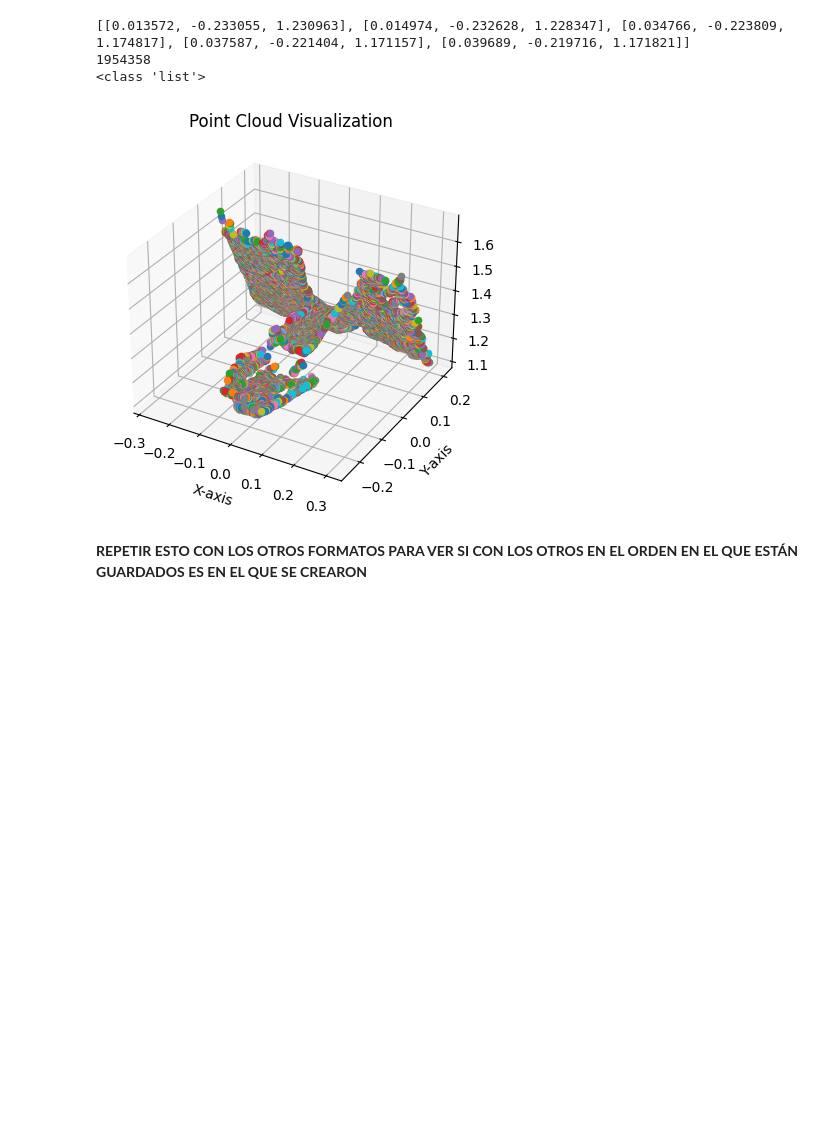
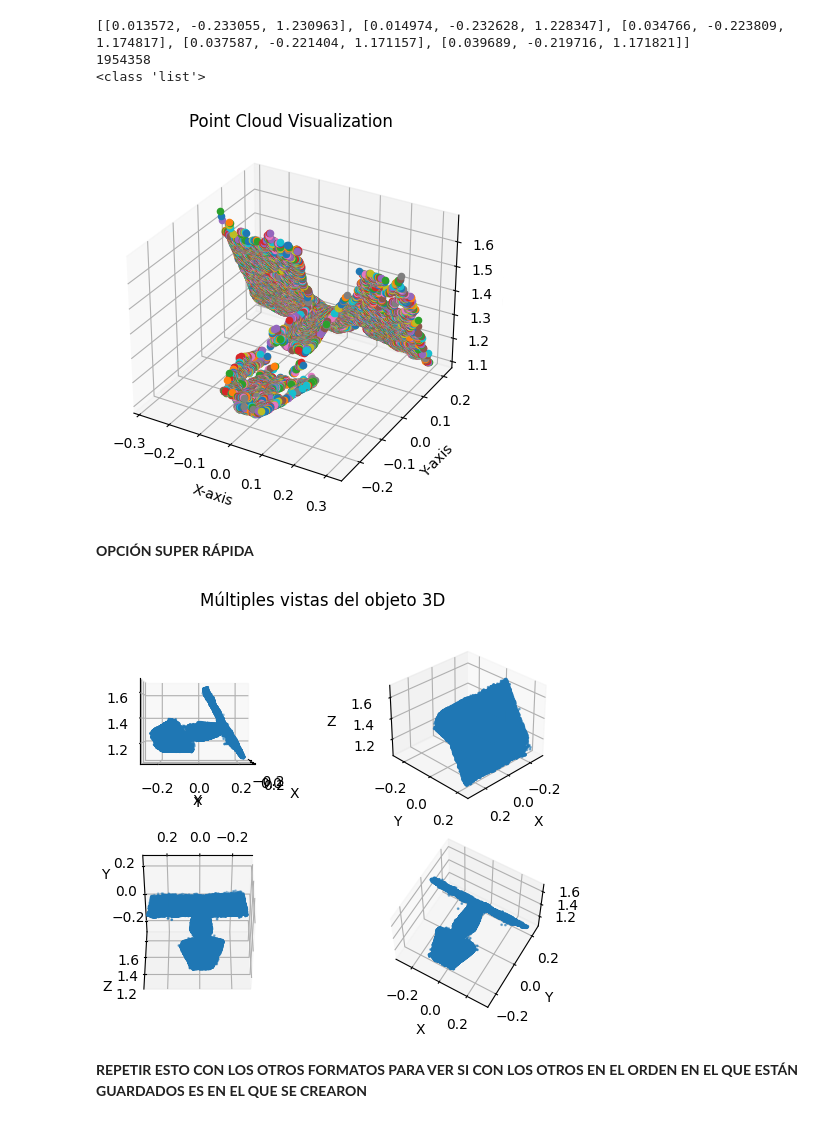
Before and after one commit to 9105507/Trabajo_Drones_2023_2024, a Jupyter notebook: PRUEBAS_FORMATO_NUBEPUNTOS.ipynb, the cells around one changed output. Cells and saved outputs as stored; diff of their text form; code cells hidden in the pictures; blank space fills up the shorter version.

```diff
--- a/PRUEBAS_FORMATO_NUBEPUNTOS.ipynb
+++ b/PRUEBAS_FORMATO_NUBEPUNTOS.ipynb
@@ -45,4 +47,39 @@ plt.show()
 # %% [output]
 [figure]
+# %% [markdown]
+**OPCIÓN SUPER RÁPIDA**
+# %%
+import numpy as np
+import matplotlib.pyplot as plt
+from mpl_toolkits.mplot3d import Axes3D
+
+# Lee las coordenadas (asumiendo que están en un array de NumPy)
+coordenadas = np.loadtxt("captura_sin_ultimas_coordenadas.xyz")
+
+# Reducir el número de puntos a visualizar
+coordenadas_reducidas = coordenadas[::10]  # Muestra 1 de cada 10 puntos
+
+# Crear la figura y subplots
+fig, axes = plt.subplots(2, 2, subplot_kw={'projection': '3d'})
+
+# Ángulos de vista para las subfiguras
+angulos_vista = [(0, 0), (30, 45), (-45, 90), (60, -60)]
+
+# Visualizar en cada subplot
+for i, ax in enumerate(axes.flat):
+    ax.scatter3D(coordenadas_reducidas[:, 0], coordenadas_reducidas[:, 1], coordenadas_reducidas[:, 2], s=1)
+    ax.set_xlabel('X')
+    ax.set_ylabel('Y')
+    ax.set_zlabel('Z')
+    ax.view_init(*angulos_vista[i])
+
+# Ajustar el título general
+fig.suptitle('Múltiples vistas del objeto 3D')
+
+# Habilitar la interactividad
+plt.ion()  # Activa el modo interactivo
+plt.show()
+# %% [output]
+[figure, added]
 # %% [markdown]
 **REPETIR ESTO CON LOS OTROS FORMATOS PARA VER SI CON LOS OTROS EN EL ORDEN EN EL QUE ESTÁN GUARDADOS ES EN EL QUE SE CREARON**
```
Also changed, not shown: parts of 3 cells of this notebook.
